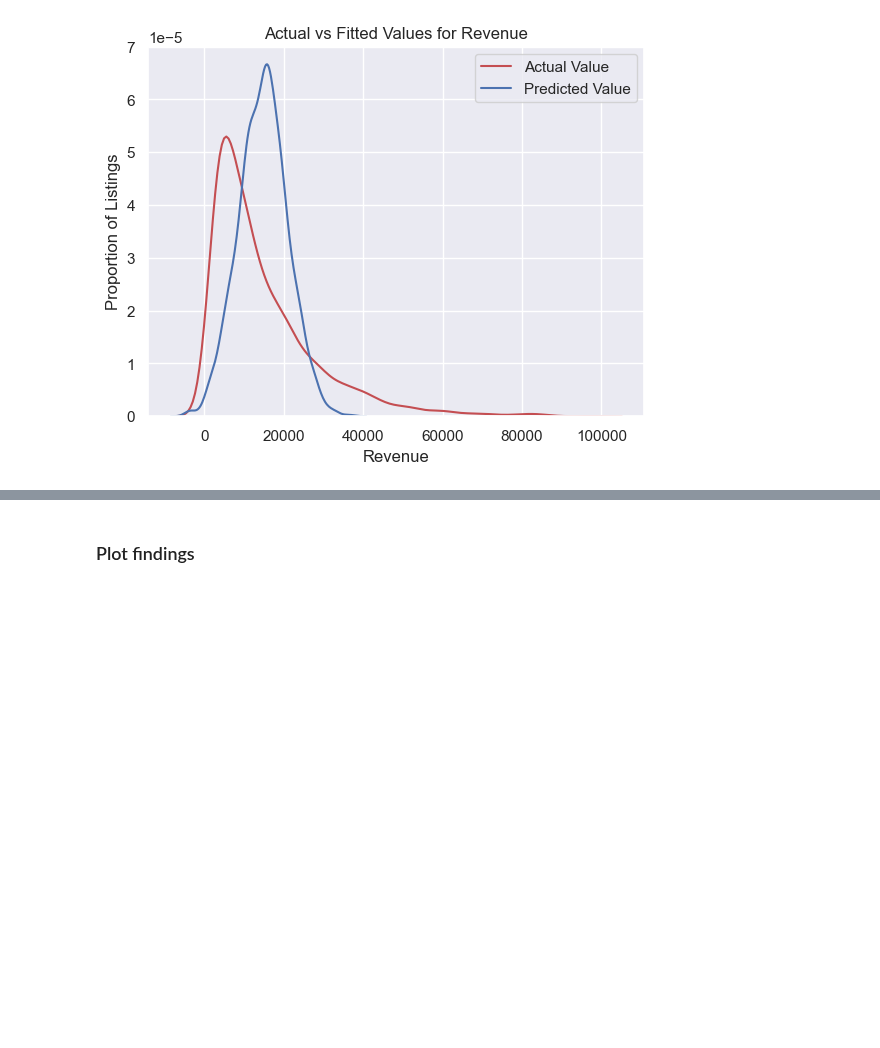
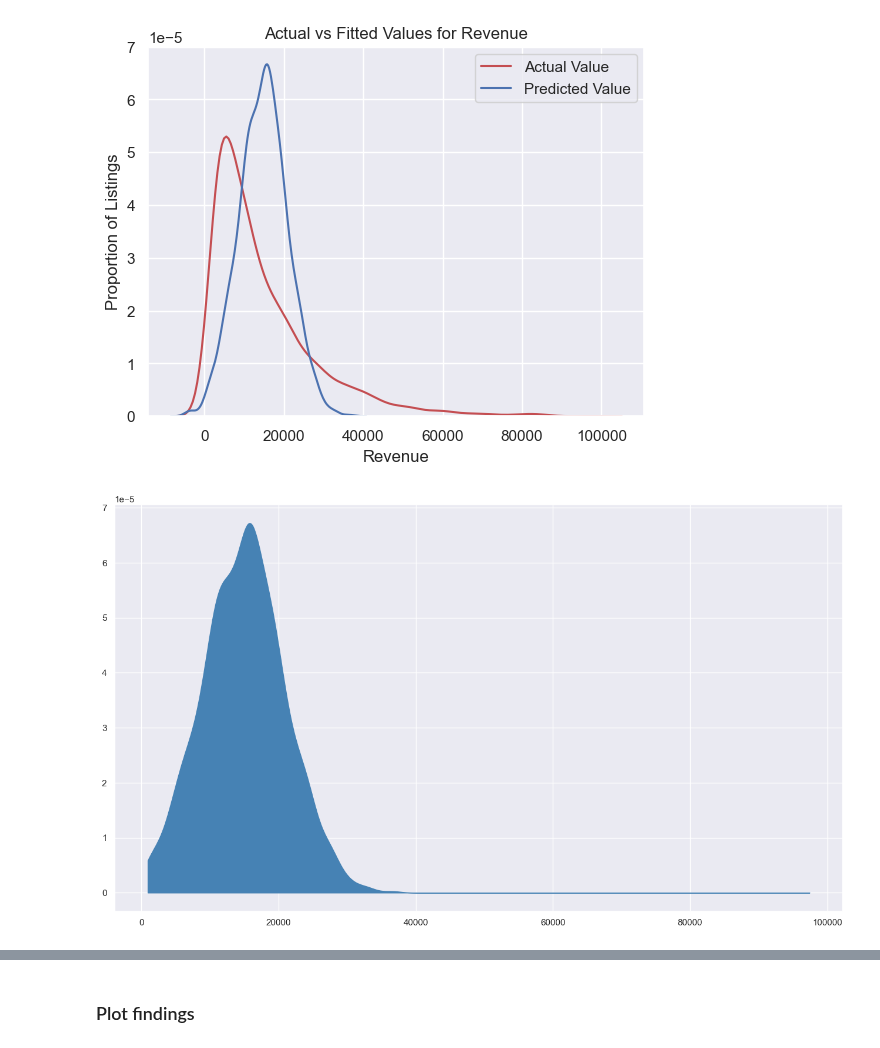
Before and after one commit to S3tuit/jup_lab, a Jupyter notebook: airbnb/airbnb_analysis.ipynb, the cells around one changed output, grey strips where cells are left out. Cells and saved outputs as stored; diff of their text form; code cells hidden in the pictures; blank space fills up the shorter version.

```diff
--- a/airbnb/airbnb_analysis.ipynb
+++ b/airbnb/airbnb_analysis.ipynb
@@ -568,3 +564,17 @@ plt.legend(['Actual Value', 'Predicted Value'])
 plt.show()
 # %% [output]
 [figure]
+# %%
+x_pred = pd.DataFrame(data={'revenue_ltm':np.linspace(df2['revenue_ltm'].min(),
+                                             df2['revenue_ltm'].max(), 1000)})
+
+kde_pred = KernelDensity(bandwidth=1100.2, kernel='gaussian')
+kde_pred.fit(yhat2.to_frame())
+
+logprob_pred = kde_pred.score_samples(x_pred)
+
+fig, ax = plt.subplots(figsize=(16,9))
+ax.fill_between(x_pred['revenue_ltm'],
+                np.exp(logprob_pred), alpha=1, color='steelblue');
+# %% [output]
+[figure, added]
```
Also changed, not shown: parts of 37 cells of this notebook.
